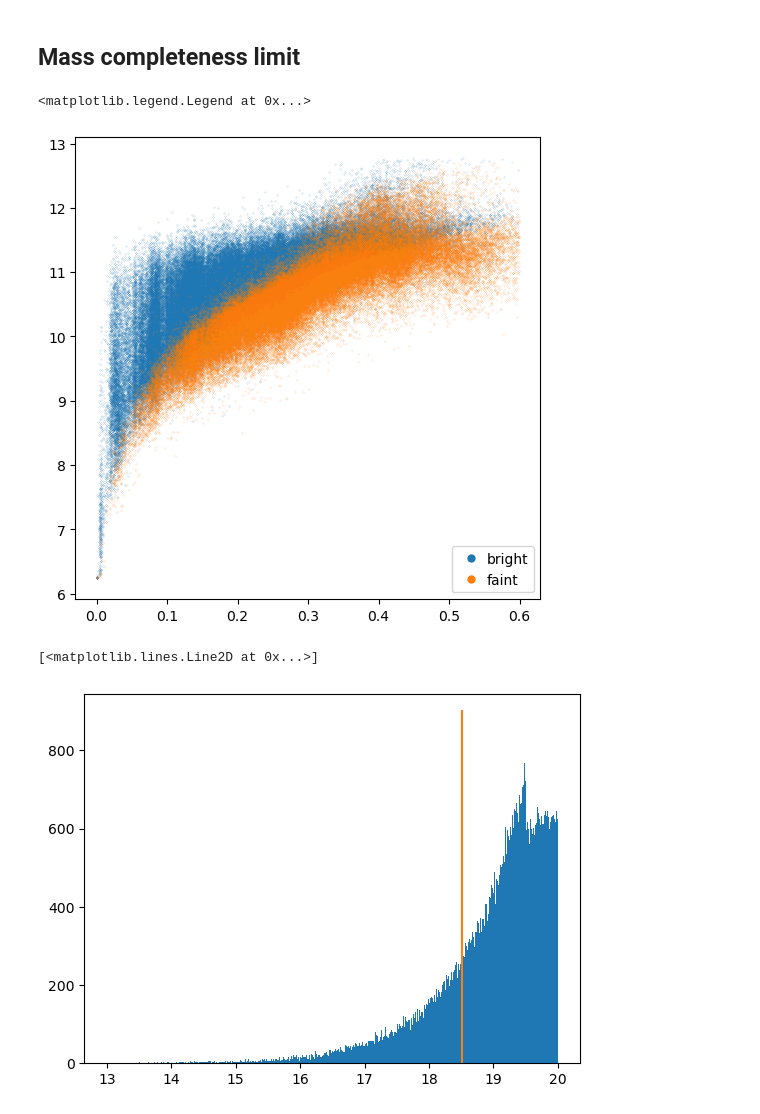
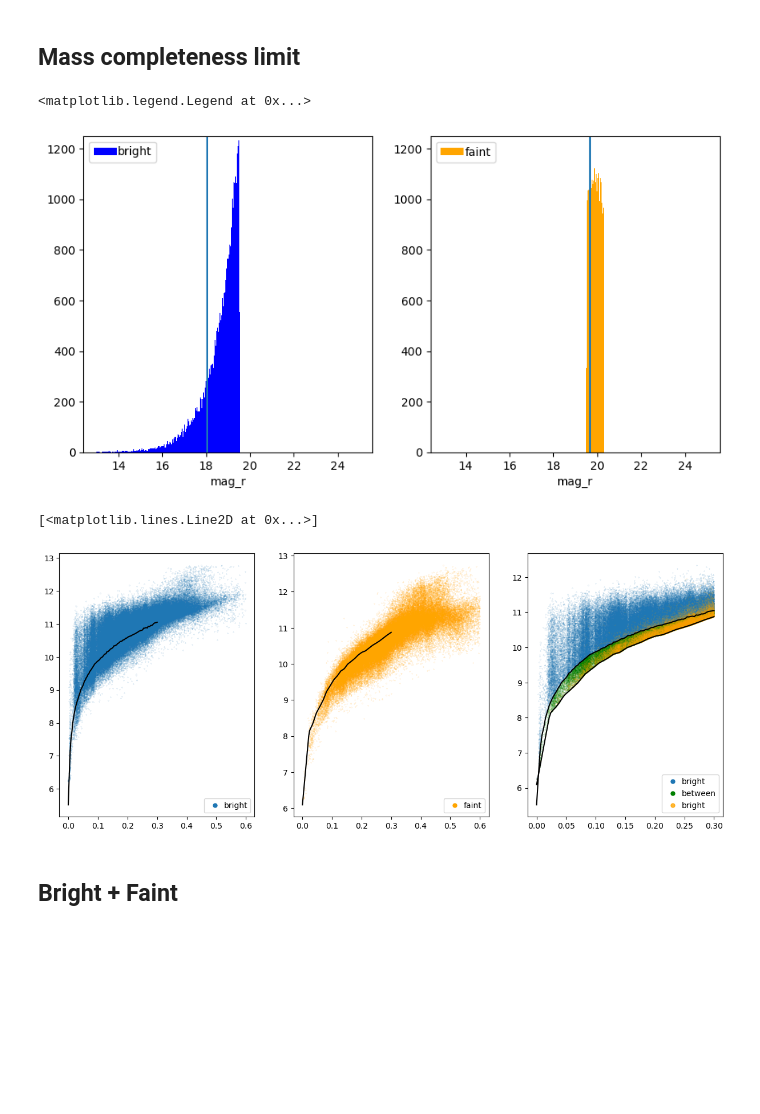
Before and after one commit to fedehope/zSMF, a Jupyter notebook: nb/mass_completeness_limit_faint.ipynb, the cells around one changed output. Cells and saved outputs as stored; diff of their text form; code cells hidden in the pictures; blank space fills up the shorter version.

Commit message:
mass_compl check for faint and bright

```diff
--- a/nb/mass_completeness_limit_faint.ipynb
+++ b/nb/mass_completeness_limit_faint.ipynb
@@ -25,3 +25,31 @@ mag_r_bright = bgs_bright['MAG_R'][mask_bright]
 z_faint = bgs_faint['Z_HP'][mask_faint]
 x_faint = bgs_faint['provabgs_logMstar_bf'][mask_faint]
 mag_r_faint = bgs_faint['MAG_R'][mask_faint]
+# %%
+logmstar_limit_bright = x_bright + 0.4*(mag_r_bright - 19.5)
+logmstar_limit_faint = x_faint + 0.4*(mag_r_faint - 20.175)
+
+# Selecting the faintest 20%
+faintest_20p_bright = np.percentile(mag_r_bright,20)
+faintest_20p_faint = np.percentile(mag_r_faint,20)
+faintest_20p_mask_bright = mag_r_bright<faintest_20p_bright
+faintest_20p_mask_faint = mag_r_faint<faintest_20p_faint
+# %%
+plt.figure(figsize=(10,5))
+
+plt.subplot(1,2,1)
+plt.hist(mag_r_bright, range=(13,25), bins=1400, label='bright', color='blue')
+plt.plot(np.repeat(faintest_20p_bright, 10), np.linspace(0, 10000, 10))
+plt.xlabel(r'mag_r')
+plt.ylim(0,1250)
+plt.legend(loc='upper left', fontsize=10, markerscale=50, handletextpad=0.1)
+
+plt.subplot(1,2,2)
+plt.hist(mag_r_faint, range=(13,25), bins=1400, label='faint', color='orange')
+plt.plot(np.repeat(faintest_20p_faint, 10), np.linspace(0, 12000, 10))
+plt.xlabel(r'mag_r')
+plt.ylim(0,1250)
+plt.legend(loc='upper left', fontsize=10, markerscale=50, handletextpad=0.1)
+# %% [output]
+<matplotlib.legend.Legend at 0x...>
+[figure, added]
@@ -28,11 +76,38 @@ mag_r_faint = bgs_faint['MAG_R'][mask_faint]
+# %%
+mass_limit_bright_function = interpolate.interp1d(z_limit_bright,mass_limit_bright, fill_value='extrapolate')
+mass_limit_faint_function = interpolate.interp1d(z_limit_faint,mass_limit_faint, fill_value='extrapolate')
+# %%
+line = np.linspace(0.0,0.3, 100)
 # %%
-plt.figure(figsize=(6,6))
+plt.figure(figsize=(15,6))
+plt.subplot(1,3,1)
 plt.plot(z_bright, x_bright, 'o', markersize=0.1, label='bright')
-plt.plot(z_faint, x_faint, 'o', markersize=0.1, label='faint')
 plt.legend(loc='lower right', fontsize=10, markerscale=50, handletextpad=0.1)
+plt.plot(line, mass_limit_bright_function(line), color='k')
+
+plt.subplot(1,3,2)
+plt.plot(z_faint, x_faint, 'o', markersize=0.1, label='faint', color='orange')
+plt.legend(loc='lower right', fontsize=10, markerscale=50, handletextpad=0.1)
+plt.plot(line, mass_limit_faint_function(line), color='k')
+
+plt.subplot(1,3,3)
+mask_above_bright = (z_bright < 0.3) & (x_bright > mass_limit_bright_function(z_bright))
+mask_between_bright = (z_bright < 0.3) & (x_bright < mass_limit_bright_function(z_bright)) & (x_bright > mass_limit_faint_function(z_bright))
+mask_above_faint = (z_faint < 0.3) & (x_faint > mass_limit_faint_function(z_faint))
+
+plt.plot(z_bright[mask_above_bright], x_bright[mask_above_bright], 'o', markersize=0.1, label='bright')
+plt.plot(z_bright[mask_between_bright], x_bright[mask_between_bright], 'o', markersize=0.1, label='between', color='green', alpha=1)
+plt.plot(z_faint[mask_above_faint], x_faint[mask_above_faint], 'o', markersize=0.1, label='bright', color='orange', alpha=0.8)
+
+
+plt.legend(loc='lower right', fontsize=10, markerscale=50, handletextpad=0.1)
+plt.plot(line, mass_limit_faint_function(line), color='k')
+plt.plot(line, mass_limit_bright_function(line), color='k')
 # %% [output]
-<matplotlib.legend.Legend at 0x...>
+[<matplotlib.lines.Line2D at 0x...>]
-[figure, old version]
+[figure, new version]
+# %% [markdown]
+## Bright + Faint
 # %%
 x = np.concatenate((x_faint, x_bright))
 z = np.concatenate((z_faint, z_bright))
@@ -43,11 +118,8 @@ logmstar_limit_bright = x + 0.4*(mag_r - 20.175)
 faintest_20p = np.percentile(mag_r,20)
 faintest_20p_mask = mag_r<faintest_20p
 # %%
-plt.hist(mag_r, range=(13,20), bins=1400)
+plt.hist(mag_r, range=(13,25), bins=1400)
 plt.plot(np.repeat(faintest_20p, 10), np.linspace(0, 900, 10))
-# %% [output]
-[<matplotlib.lines.Line2D at 0x...>]
-[figure, removed]
 # %%
 z_bins = np.arange(0,0.3, 0.0025)
 z_limit = np.zeros((len(z_bins)-1))
```
Also changed, not shown: parts of 2 cells of this notebook, 1 other file.
